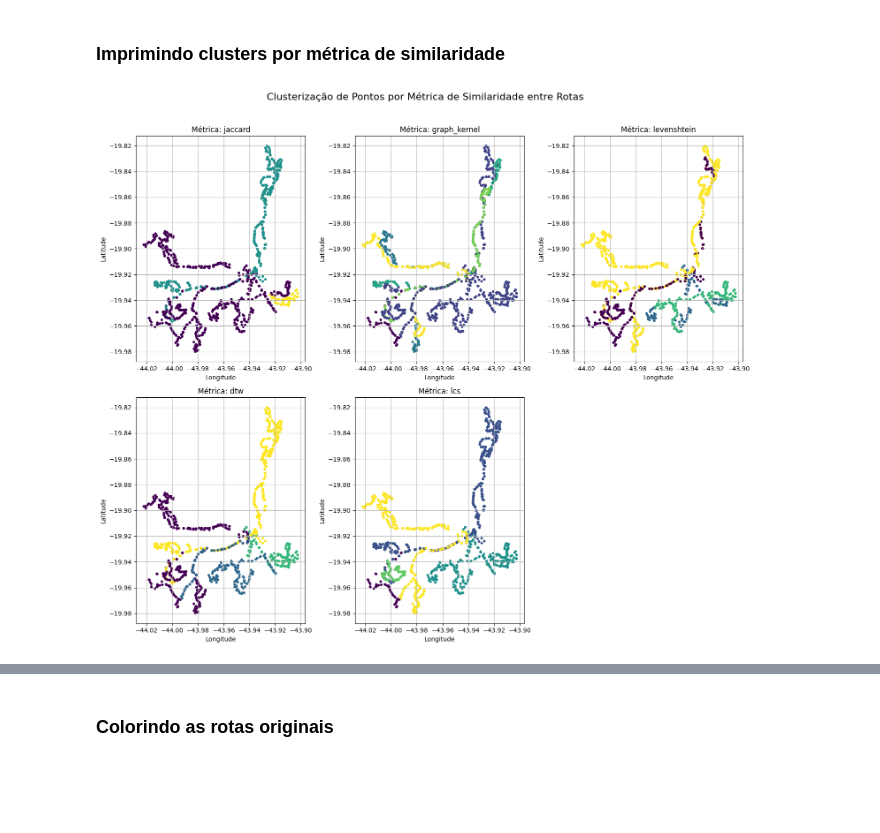
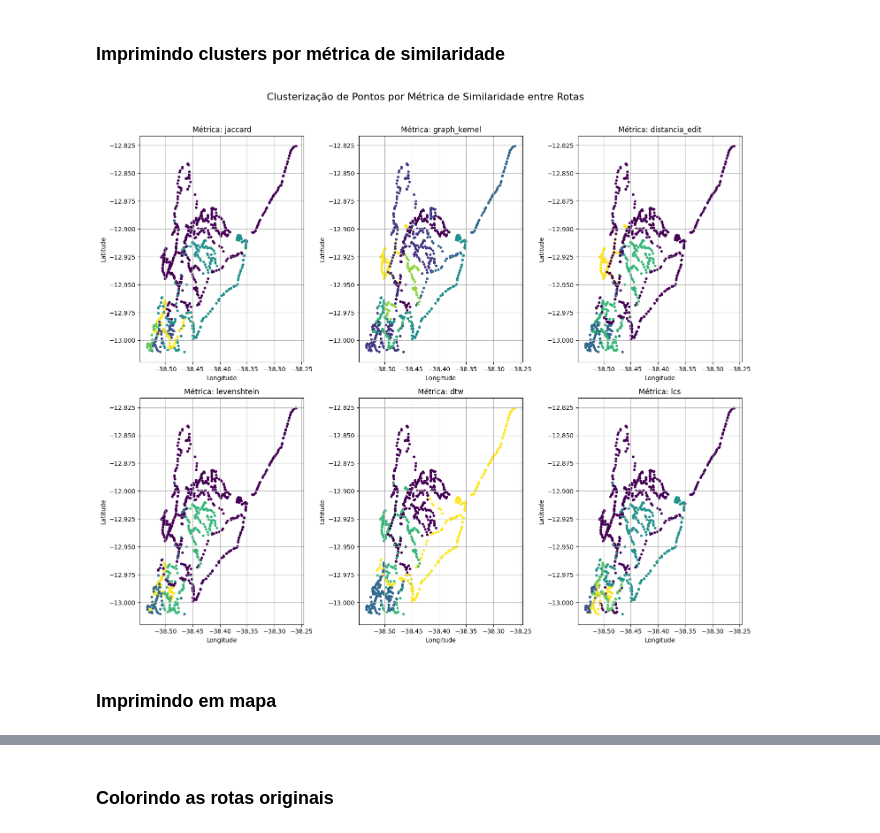
Before and after one commit to jorgenery/grafo-clusters, a Jupyter notebook: notebooks/kmeans.ipynb, the cells around one changed output, grey strips where cells are left out. Saved outputs shown, nothing was run; the diff lists cells and outputs as text; code cells hidden in the pictures; blank space fills up the shorter version.

```diff
--- a/notebooks/kmeans.ipynb
+++ b/notebooks/kmeans.ipynb
@@ -142,7 +139,7 @@ def detectar_sentido(row, row_anterior, ponto_a, ponto_b):
 # %% [markdown]
 OBS: no momento estou usando 10 rotas
 # %%
-dataset_path = 'D:\\caioh\\Documents\\Programação\\IC\\bracis\\datasets'
+dataset_path = '..\datasets'
 routes = ['0001', '0002', '0003', '0004', '0005', '0006', '0007', '0008',
         '0026', '0027', '0116', '0117', '0120', '012001',
        '0125', '0136', '013601', '0137', '013701', '0138']
@@ -512,8 +507,8 @@ def elbow_method(lista_grafos, ncols=3, max_clusters=10, similarity_metrics=None
     plt.show()
 # %%
 metrics = ['jaccard', 'graph_kernel', 'subgraph_matching', 'distancia_edit', 'similarity', 'dtw', 'lcs', 'levenshtein'] # todas as metricas até o momento
-teste = ['jaccard', 'graph_kernel', 'levenshtein', 'dtw', 'lcs']
+teste = ['jaccard', 'graph_kernel', 'distancia_edit' , 'levenshtein', 'dtw', 'lcs']
 
-graphs = build_graphs(df_gtfs)
+graphs = build_graphs(df_stun)
 elbow_method(graphs, similarity_metrics=teste)
 # %% [output]
@@ -526,8 +520,9 @@ quantidade de grafos:  20
 # %%
 # esse dict é preenchido na mão ao observar os gráficos
 best_k_per_metric = {
-    'jaccard': 3,
-    'graph_kernel': 6,
+    'jaccard': 5,
+    'graph_kernel': 7,
+    'distancia_edit': 4,
     'levenshtein': 4,
     'dtw': 4,
     'lcs': 5,
@@ -595,8 +590,10 @@ def plot_clusters(df):
 # %% [markdown]
 ### Imprimindo clusters por métrica de similaridade
 # %%
-labels_dict = get_labels(df_gtfs)
+labels_dict = get_labels(df_stun)
 
-plot_clusters(df_gtfs)
+plot_clusters(df_stun)
 # %% [output]
-[figure, old version]
+[figure, new version]
+# %% [markdown]
+### Imprimindo em mapa
```
Also changed, not shown: parts of 6 cells of this notebook.
